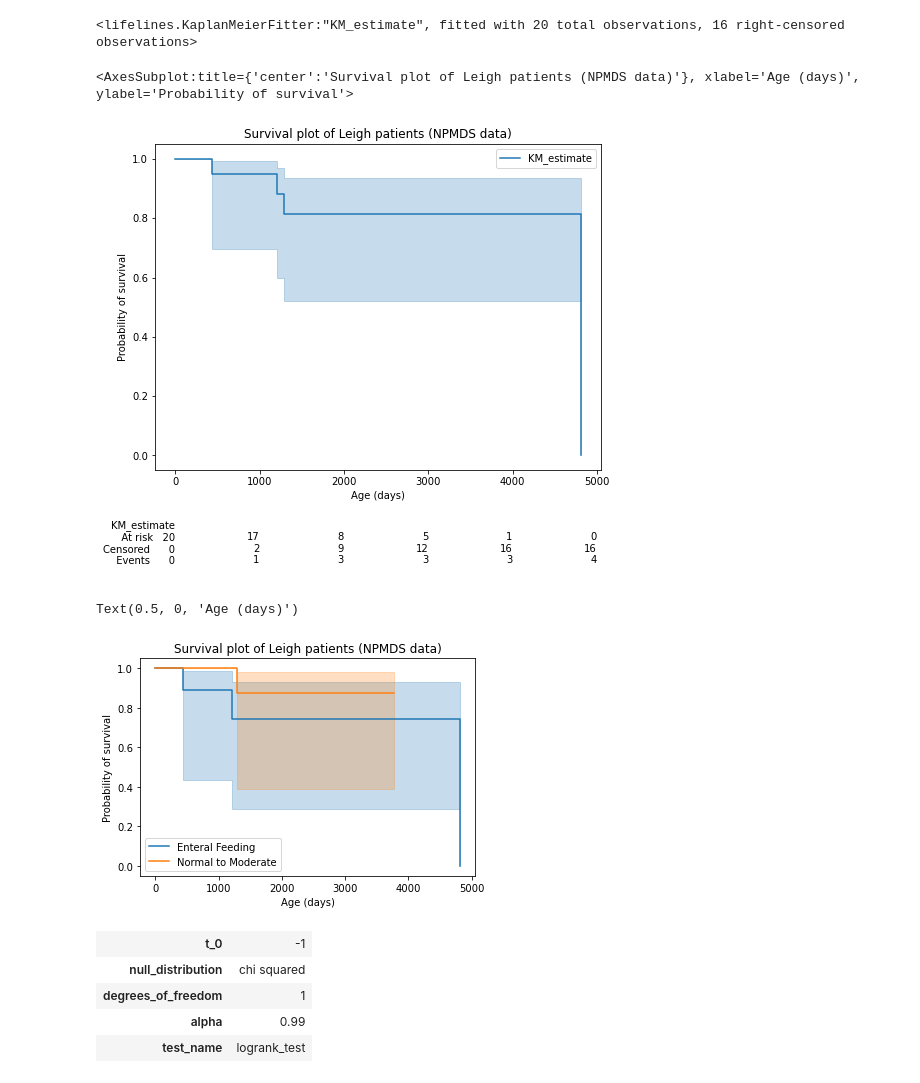
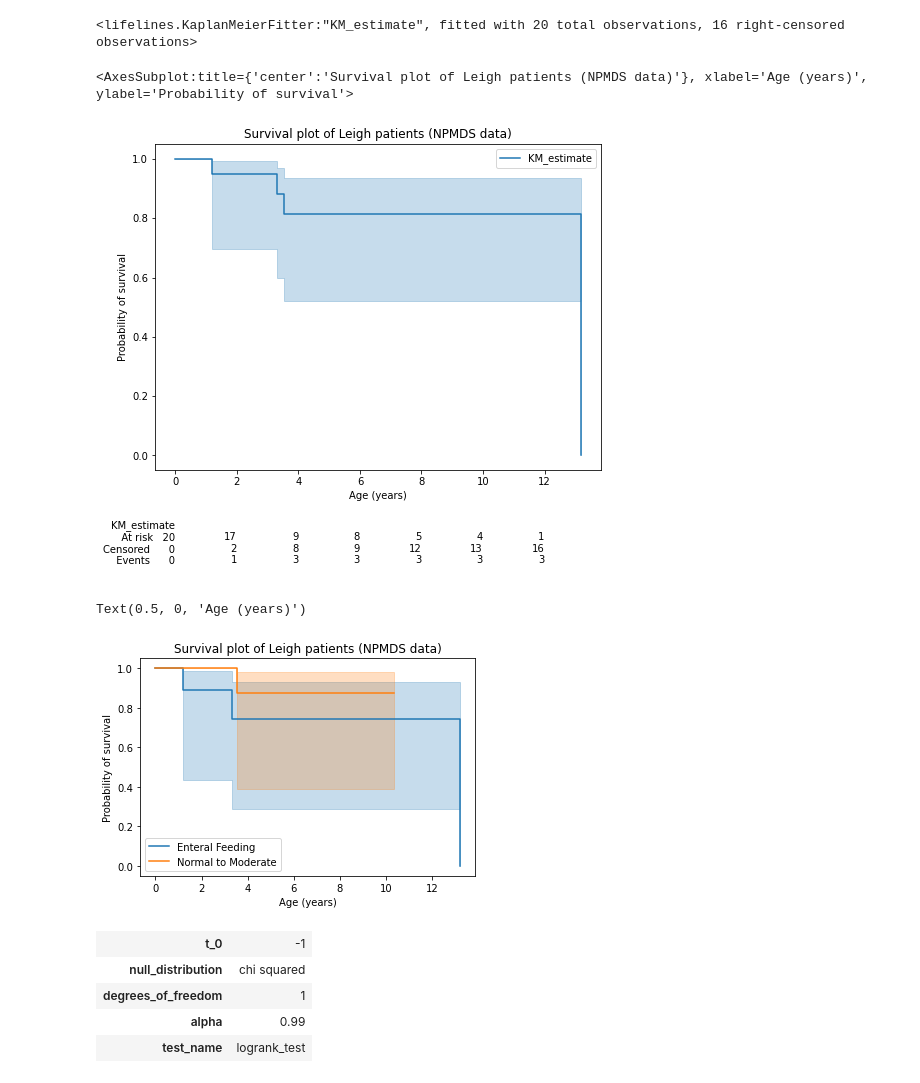
Before and after one commit to nishaalajmera/ML-for-Leigh-Syndrome, a Jupyter notebook: EDA.ipynb, the cells around one changed output. Drawn from its saved outputs; the diff is of its cells as text; code cells hidden in the pictures.

Commit message:
updated DeepHit and WHO data

```diff
--- a/EDA.ipynb
+++ b/EDA.ipynb
@@ -1304,6 +1306,7 @@ surv_df['Age'] = surv_df.apply(lambda x: x['Death_date']-x['Birth_date'] \
                                else x['Date']- x['Birth_date'], axis = 1)
 
 surv_df['Age'] = surv_df['Age'].astype('timedelta64[D]').astype(int)
+surv_df['Age'] = surv_df['Age']/365
 
 surv_df['Event'] =  surv_df.apply(lambda x: 0 \
                                if(pd.isnull(x['Death_date'])) \
@@ -1339,32 +1342,32 @@ plt.figure(figsize=(8,6))
 kmf.plot_survival_function()
 plt.title("Survival plot of Leigh patients (NPMDS data)");
 plt.ylabel("Probability of survival")
-plt.xlabel("Age (days)")
+plt.xlabel("Age (years)")
 
 add_at_risk_counts(kmf)
 # %% [output]
-<AxesSubplot:title={'center':'Survival plot of Leigh patients (NPMDS data)'}, xlabel='Age (days)', ylabel='Probability of survival'>
+<AxesSubplot:title={'center':'Survival plot of Leigh patients (NPMDS data)'}, xlabel='Age (years)', ylabel='Probability of survival'>
-[figure, old version]
+[figure, new version]
 # %%
 ax = plt.subplot(111)
 
 feed = (surv_df["Feeding_npmds"] == 3)
 
 T = surv_df["Age"]
 E = surv_df["Event"]
 
 kmf.fit(T[feed], event_observed=E[feed], label="Enteral Feeding")
 kmf.plot_survival_function(ax=ax)
 
 kmf.fit(T[~feed], event_observed=E[~feed], label="Normal to Moderate")
 kmf.plot_survival_function(ax=ax)
 
 plt.title("Survival plot of Leigh patients (NPMDS data)");
 plt.ylabel("Probability of survival")
-plt.xlabel("Age (days)")
+plt.xlabel("Age (years)")
 # %% [output]
-Text(0.5, 0, 'Age (days)')
+Text(0.5, 0, 'Age (years)')
-[figure, old version]
+[figure, new version]
 # %%
 from lifelines.statistics import logrank_test
 
```
Also changed, not shown: parts of 24 cells of this notebook, 16 other files.
